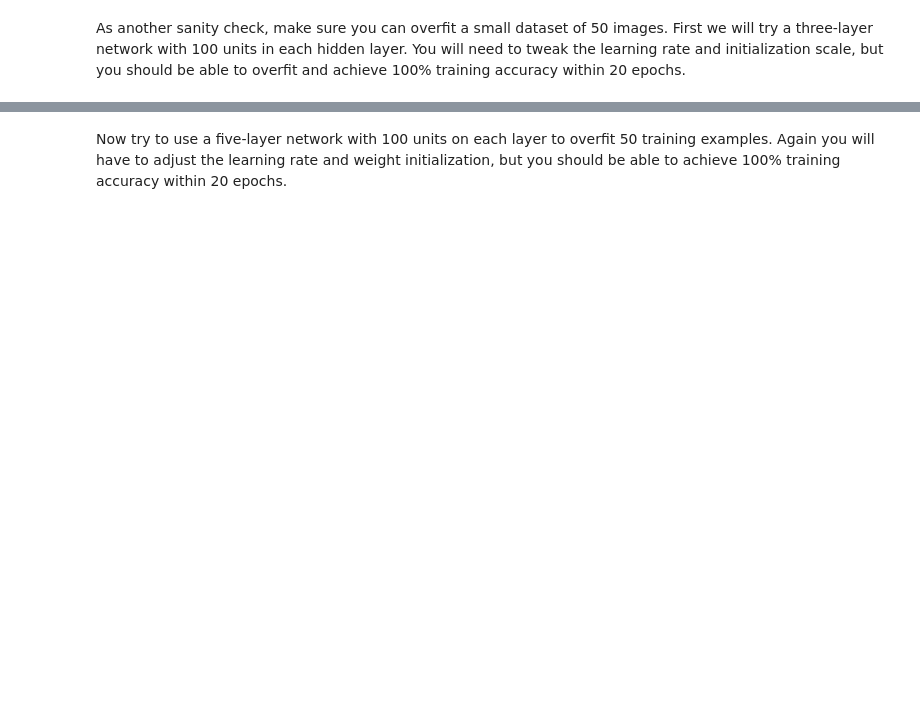
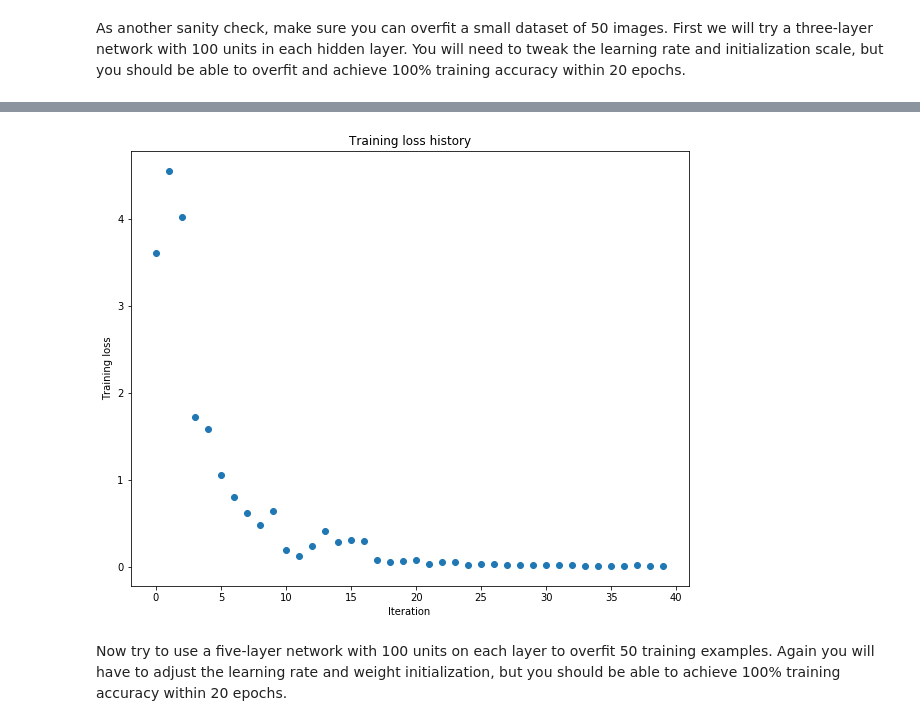
Before and after one commit to elleryhung/cs231n, a Jupyter notebook: assignment2/FullyConnectedNets.ipynb, the cells around one changed output, grey strips where cells are left out. Saved outputs shown, nothing was run; the diff lists cells and outputs as text; code cells hidden in the pictures; blank space fills up the shorter version.

```diff
--- a/assignment2/FullyConnectedNets.ipynb
+++ b/assignment2/FullyConnectedNets.ipynb
@@ -432,8 +450,8 @@ small_data = {
   'y_val': data['y_val'],
 }
 
-weight_scale = 1e-2
-learning_rate = 1e-4
+weight_scale = 2e-2
+learning_rate = 1e-2
 model = FullyConnectedNet([100, 100],
               weight_scale=weight_scale, dtype=np.float64)
 solver = Solver(model, small_data,
@@ -450,3 +468,4 @@ plt.title('Training loss history')
 plt.xlabel('Iteration')
 plt.ylabel('Training loss')
 plt.show()
+# %% [output]
@@ -453,3 +489,4 @@ plt.show()
+[figure, added]
 # %% [markdown]
 Now try to use a five-layer network with 100 units on each layer to overfit 50 training examples. Again you will have to adjust the learning rate and weight initialization, but you should be able to achieve 100% training accuracy within 20 epochs.
 # %%
```
Also changed, not shown: parts of 7 cells of this notebook, 2 other files.
